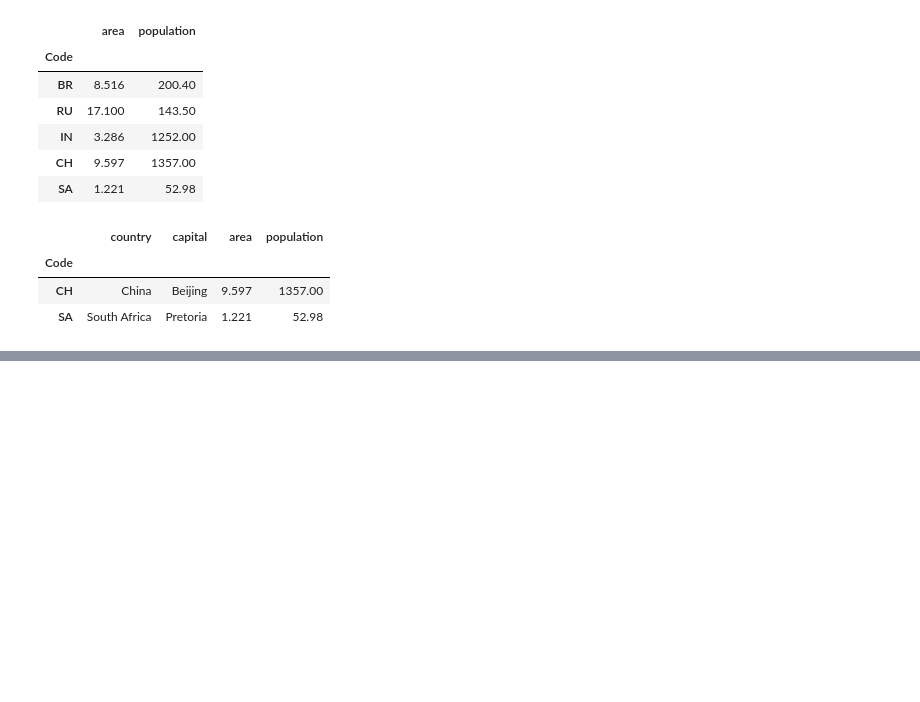
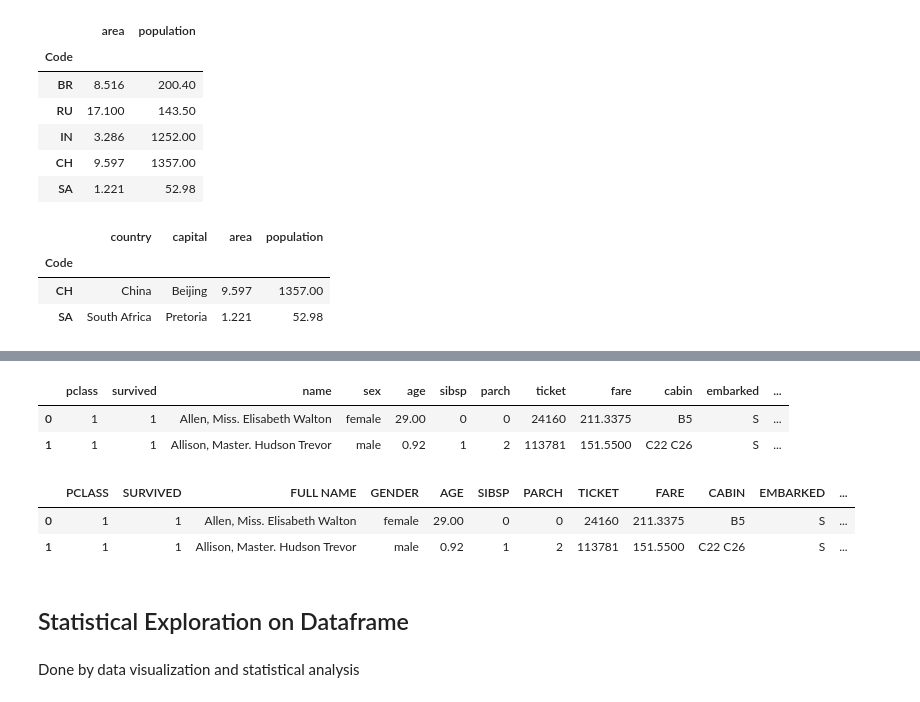
Before and after one commit to divyakhandelwal2211/regex-python-libraries, a Jupyter notebook: pandas.ipynb, the cells around one changed output, grey strips where cells are left out. Drawn from its saved outputs; the diff is of its cells as text; code cells hidden in the pictures; blank space fills up the shorter version.

```diff
--- a/pandas.ipynb
+++ b/pandas.ipynb
@@ -525,0 +634,18 @@ brics.iloc[[3,4],:]
+# %%
+titanic.head(2)
+# %% [output]
+|  | pclass | survived | name | sex | age | sibsp | parch | ticket | fare | cabin | embarked | ... |
+| 0 | 1 | 1 | Allen, Miss. Elisabeth Walton | female | 29.00 | 0 | 0 | 24160 | 211.3375 | B5 | S | ... |
+| 1 | 1 | 1 | Allison, Master. Hudson Trevor | male | 0.92 | 1 | 2 | 113781 | 151.5500 | C22 C26 | S | ... |
+# %%
+titanic_rename.rename(columns= str.upper,inplace=True)  # inplace mean data save without using any variable
+titanic_rename.head(2)
+# %% [output]
+|  | PCLASS | SURVIVED | FULL NAME | GENDER | AGE | SIBSP | PARCH | TICKET | FARE | CABIN | EMBARKED | ... |
+| 0 | 1 | 1 | Allen, Miss. Elisabeth Walton | female | 29.00 | 0 | 0 | 24160 | 211.3375 | B5 | S | ... |
+| 1 | 1 | 1 | Allison, Master. Hudson Trevor | male | 0.92 | 1 | 2 | 113781 | 151.5500 | C22 C26 | S | ... |
+# %% [markdown]
+## Statistical Exploration on Dataframe
+# %% [markdown]
+Done by data visualization and
+statistical analysis
```
Also changed, not shown: parts of 32 cells of this notebook.
